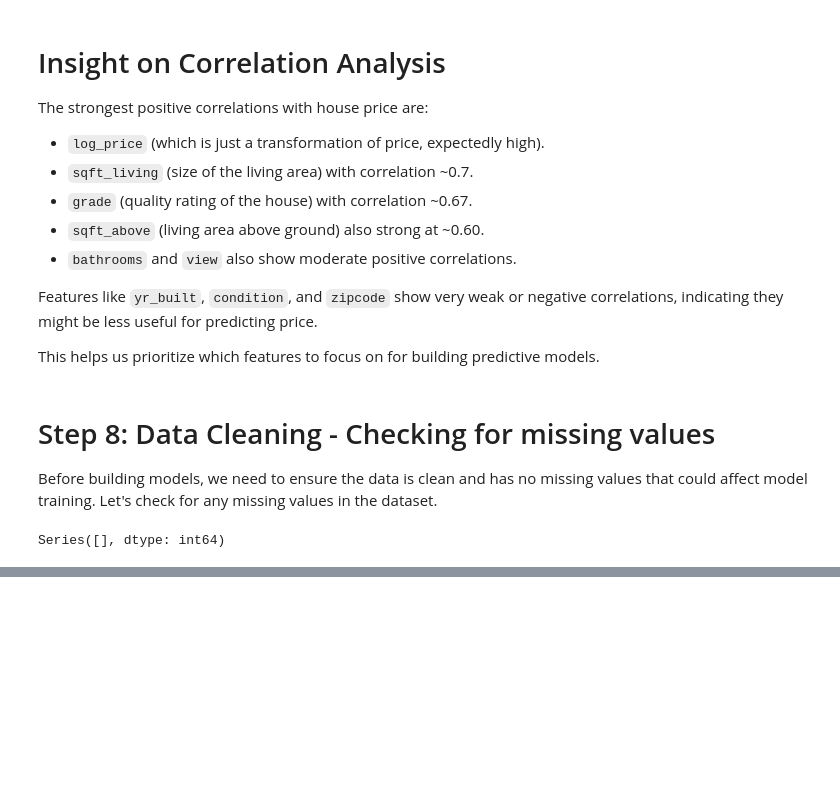
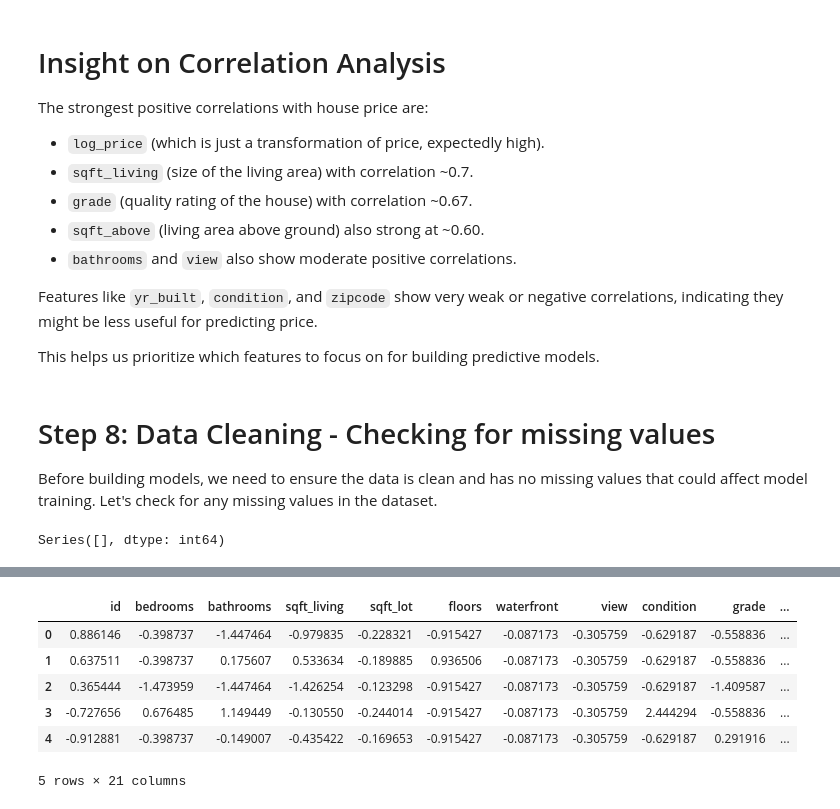
Before and after one commit to Yahia20/real-estate-price-prediction, a Jupyter notebook: notebooks/01-EDA-KingCounty.ipynb, the cells around one changed output, grey strips where cells are left out. Saved outputs shown, nothing was run; the diff lists cells and outputs as text; code cells hidden in the pictures; blank space fills up the shorter version.

```diff
--- a/notebooks/01-EDA-KingCounty.ipynb
+++ b/notebooks/01-EDA-KingCounty.ipynb
@@ -204,0 +211,12 @@ Series([], dtype: int64)
+# %%
+# Feature 1: Age of the house
+df['house_age'] = 2025 - df['yr_built']
+
+# Feature 2: Whether the house has been renovated
+df['is_renovated'] = df['yr_renovated'].apply(lambda x: 1 if x > 0 else 0)
+
+# Feature 3: Total number of rooms (bedrooms + bathrooms)
+df['total_rooms'] = df['bedrooms'] + df['bathrooms']
+
+# Display the first few rows to confirm
+df[['yr_built', 'yr_renovated', 'house_age', 'is_renovated', 'total_rooms']].head()
@@ -204,0 +280,7 @@ Series([], dtype: int64)
+# %%
+# One-hot encode the 'zipcode' column
+df_encoded = pd.get_dummies(df, columns=['zipcode'], drop_first=True)
+
+# Display shape before and after encoding
+print(f"Original shape: {df.shape}")
+print(f"After encoding: {df_encoded.shape}")
@@ -204,0 +300,23 @@ Series([], dtype: int64)
+# %%
+from sklearn.preprocessing import StandardScaler
+
+# Make a copy to avoid changing the original dataframe
+df_model = df_encoded.copy()
+
+# Identify numerical features to scale (exclude 'price' and 'log_price')
+features_to_scale = df_model.select_dtypes('number').drop(['price', 'log_price'], axis=1).columns
+
+# Apply StandardScaler
+scaler = StandardScaler()
+df_model[features_to_scale] = scaler.fit_transform(df_model[features_to_scale])
+
+# Display a preview
+df_model[features_to_scale].head()
+# %% [output]
+|  | id | bedrooms | bathrooms | sqft_living | sqft_lot | floors | waterfront | view | condition | grade | ... |
+| 0 | 0.886146 | -0.398737 | -1.447464 | -0.979835 | -0.228321 | -0.915427 | -0.087173 | -0.305759 | -0.629187 | -0.558836 | ... |
+| 1 | 0.637511 | -0.398737 | 0.175607 | 0.533634 | -0.189885 | 0.936506 | -0.087173 | -0.305759 | -0.629187 | -0.558836 | ... |
+| 2 | 0.365444 | -1.473959 | -1.447464 | -1.426254 | -0.123298 | -0.915427 | -0.087173 | -0.305759 | -0.629187 | -1.409587 | ... |
+| 3 | -0.727656 | 0.676485 | 1.149449 | -0.130550 | -0.244014 | -0.915427 | -0.087173 | -0.305759 | 2.444294 | -0.558836 | ... |
+| 4 | -0.912881 | -0.398737 | -0.149007 | -0.435422 | -0.169653 | -0.915427 | -0.087173 | -0.305759 | -0.629187 | 0.291916 | ... |
+5 rows × 21 columns
```
Also changed, not shown: parts of 18 cells of this notebook.
